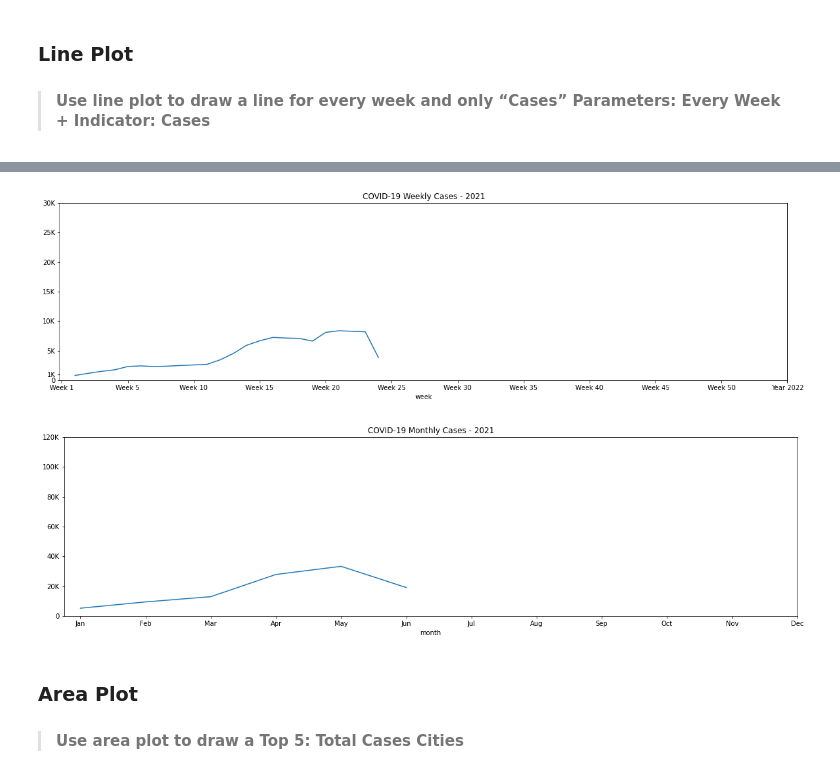
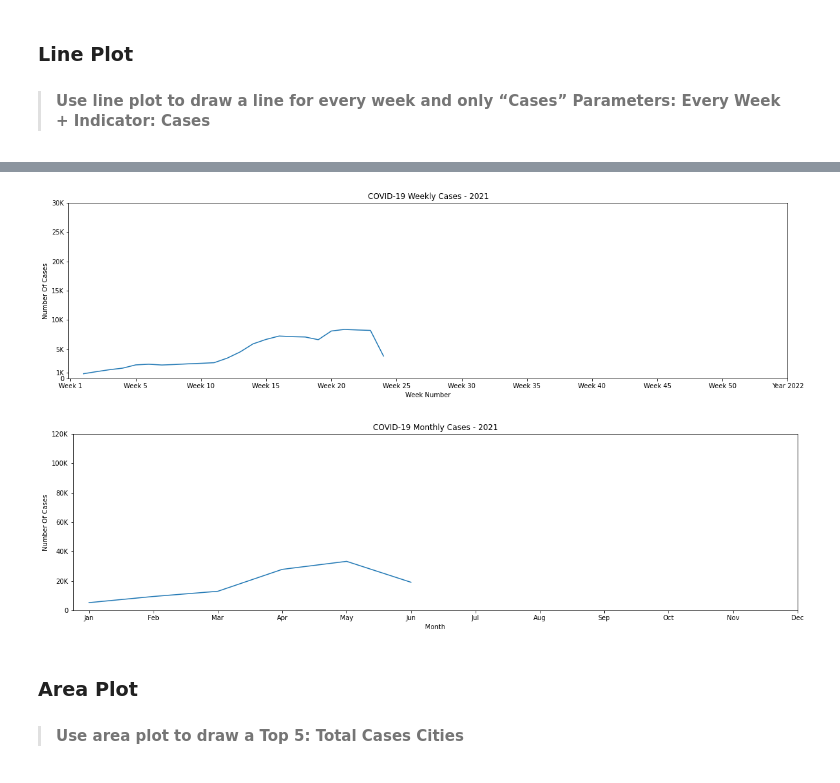
Before and after one commit to azwri/Data_Science_Bootcamp_SSDS_KSU, a Jupyter notebook: covid-19-project/app.ipynb, the cells around one changed output, grey strips where cells are left out. Cells and saved outputs as stored; diff of their text form; code cells hidden in the pictures.

```diff
--- a/covid-19-project/app.ipynb
+++ b/covid-19-project/app.ipynb
@@ -379,22 +384,26 @@ plt.show()
 # %%
 
 cases[cases.year == 2021].groupby('week').sum()['cases'].sort_index().plot(figsize=(20, 5))
 plt.yticks([0, 1000, 5000, 10000, 15000, 20000, 25000, 30000], ['0', '1K', '5K', '10K', '15K', '20K', '25K', '30K'])
 plt.xticks([0, 5, 10, 15, 20, 25, 30, 35, 40, 45, 50, 55],
            ['Week 1', 'Week 5', 'Week 10', 'Week 15', 'Week 20', 'Week 25', 'Week 30', 'Week 35', 'Week 40', 'Week 45', 'Week 50','Year 2022'])
 plt.title("COVID-19 Weekly Cases - 2021")
+plt.xlabel("Week Number")
+plt.ylabel("Number Of Cases")
 plt.show()
 # %% [output]
-[figure, old version]
+[figure, new version]
 # %%
 cases[(cases.year == 2021) & (cases.month.notna())].groupby('month').sum()['cases'].sort_index().plot(figsize=(20, 5))
 plt.yticks([0, 20000, 40000, 60000, 80000, 100000, 120000], ['0', '20K', '40K', '60K', '80K', '100K', '120K'])
 plt.xticks([1, 2, 3, 4, 5, 6, 7, 8, 9, 10, 11, 12],
            ['Jan', 'Feb', 'Mar', 'Apr', 'May', 'Jun', 'Jul', 'Aug', 'Sep', 'Oct', 'Nov','Dec'])
 plt.title("COVID-19 Monthly Cases - 2021")
+plt.xlabel("Month")
+plt.ylabel("Number Of Cases")
 plt.show()
 # %% [output]
-[figure, old version]
+[figure, new version]
 # %% [markdown]
 ### Area Plot
 > #### Use area plot to draw a Top 5: Total Cases Cities
```
Also changed, not shown: parts of 7 cells of this notebook, 3 other files.
